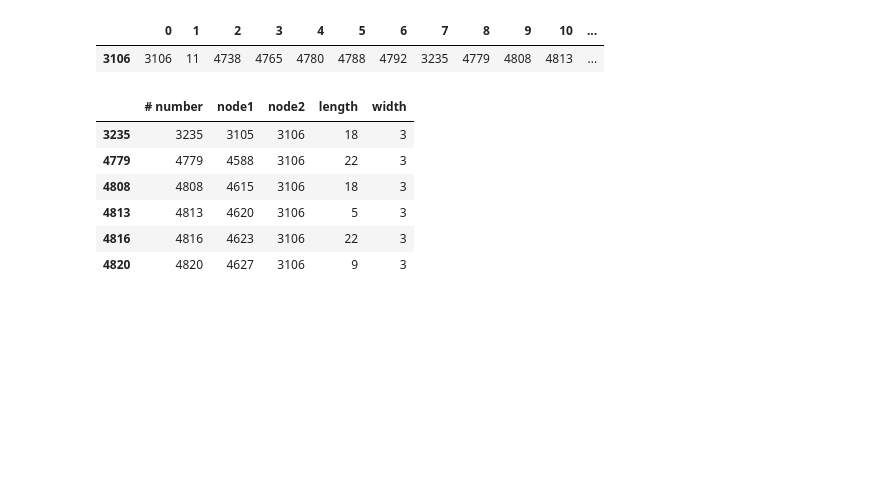
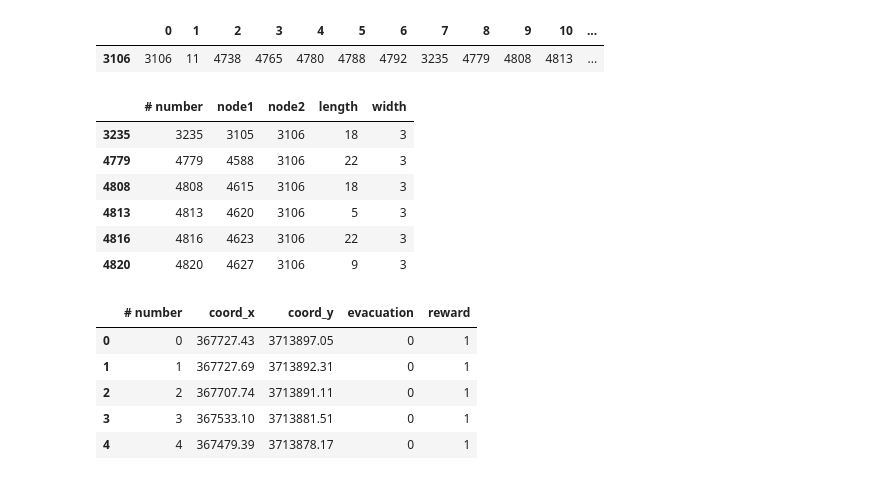
Before and after one commit to erick2307/tsuevac, a Jupyter notebook: new_kochi/preprocess.ipynb, the cells around one changed output. Drawn from its saved outputs; the diff is of its cells as text; code cells hidden in the pictures; blank space fills up the shorter version.

```diff
--- a/new_kochi/preprocess.ipynb
+++ b/new_kochi/preprocess.ipynb
@@ -277,3 +277,16 @@ gdf.crs
 gdf_int = gpd.overlay(gdata,gdf,how='intersection')
 ax = gdf_int.plot()
 gdf.plot(ax=ax,facecolor='none',edgecolor='red')
+# %%
+# Plot shelters
+import pandas as pd
+
+nodesdb = pd.read_csv('./data/nodesdb.csv')
+nodesdb.head()
+# %% [output]
+|  | # number | coord_x | coord_y | evacuation | reward |
+| 0 | 0 | 367727.43 | 3713897.05 | 0 | 1 |
+| 1 | 1 | 367727.69 | 3713892.31 | 0 | 1 |
+| 2 | 2 | 367707.74 | 3713891.11 | 0 | 1 |
+| 3 | 3 | 367533.10 | 3713881.51 | 0 | 1 |
+| 4 | 4 | 367479.39 | 3713878.17 | 0 | 1 |
```
Also changed, not shown: parts of 7 cells of this notebook, 1 other file.
